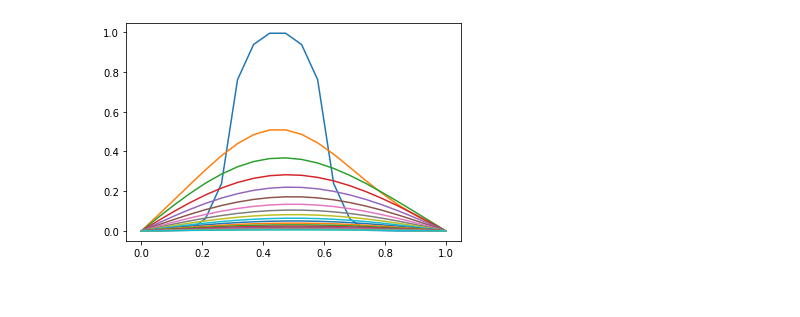
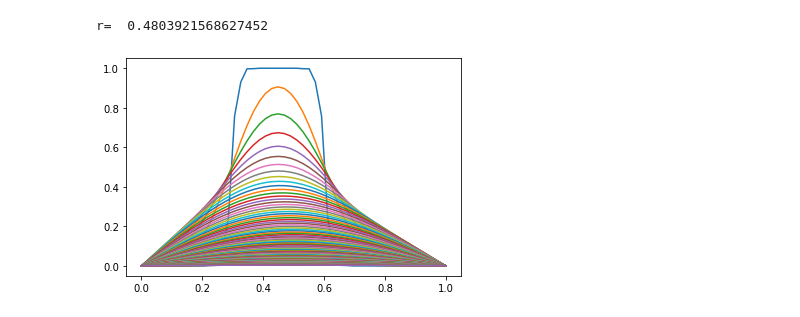
Before and after one commit to richmf/FisComp26-2, a Jupyter notebook: RK4_y_Ec_Fourier_(Clase_final)_remoto.ipynb, the cells around one changed output. Cells and saved outputs as stored; diff of their text form; code cells hidden in the pictures.

```diff
--- a/RK4_y_Ec_Fourier_(Clase_final)_remoto.ipynb
+++ b/RK4_y_Ec_Fourier_(Clase_final)_remoto.ipynb
@@ -29,7 +29,7 @@ def RK4_EDP_F1D(f,x,t,f0,D=0.5):
         print('No hay convergencia')
     return sol
 # %%
-x , t = np.linspace(0,1,20) , np.linspace(0,1,400)
+x , t = np.linspace(0,1,50) , np.linspace(0,1,2500)
 P0 = -x*(x-1)
 u_x_t = RK4_EDP_F1D(sist_ecs,x,t,P0)
 for i in range(1,len(t),20):
@@ -61,14 +62,15 @@ def P0_barritas(x,T_max=1):
             P0[i] = T_max
     return P0
 # %%
-x , t = np.linspace(0,1,20) , np.linspace(0,1,400)
+x , t = np.linspace(0,1,50) , np.linspace(0,1,2500)
 P0 = P0_barritas(x)
 u_x_t = RK4_EDP_F1D(sist_ecs,x,t,P0)
 for i in range(1,len(t),20):
     plt.plot(x,u_x_t[:,i])
-plt.show()
+plt.savefig('Fourier_barritas.pdf')
 # %% [output]
+r=  0.4803921568627452
-[figure, old version]
+[figure, new version]
 # %%
 fig , ejes = plt.subplots(1,1)
 ejes.set_xlim([x[0],x[-1]]),ejes.set_ylim([0,max(P0)+0.1])
```
Also changed, not shown: parts of 3 cells of this notebook, 3 other files.
